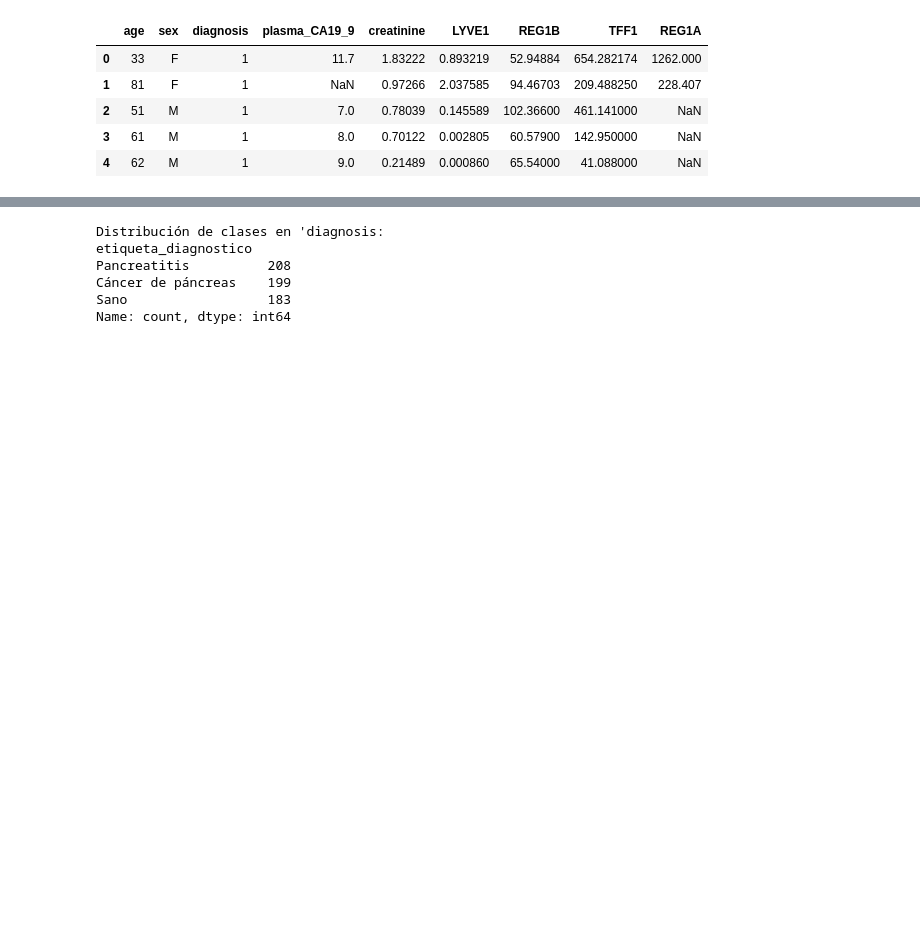
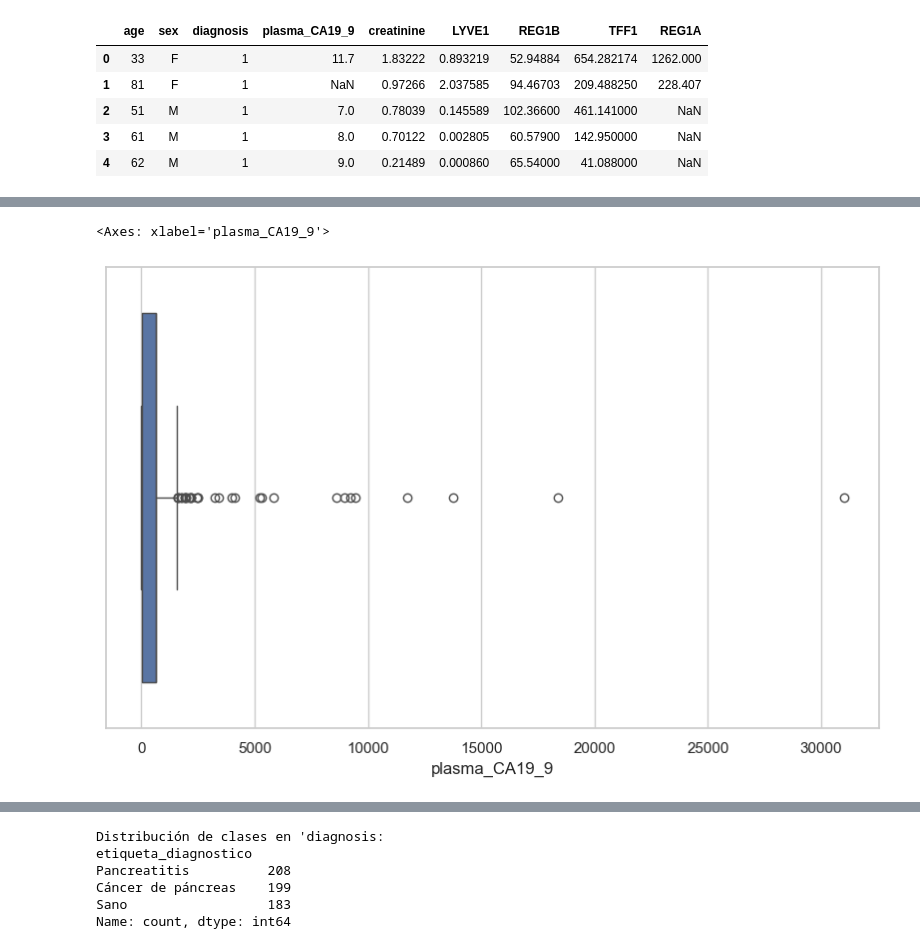
Before and after one commit to Pepe08tn/Proyecto-PIA-2025, a Jupyter notebook: notebooks/note.ipynb, the cells around one changed output, grey strips where cells are left out. Saved outputs shown, nothing was run; the diff lists cells and outputs as text; code cells hidden in the pictures; blank space fills up the shorter version.

```diff
--- a/notebooks/note.ipynb
+++ b/notebooks/note.ipynb
@@ -121,0 +169,5 @@ df.head()
+# %%
+sns.boxplot(x=df['plasma_CA19_9'])
+# %% [output]
+<Axes: xlabel='plasma_CA19_9'>
+[figure, added]
```
Also changed, not shown: parts of 11 cells of this notebook.
